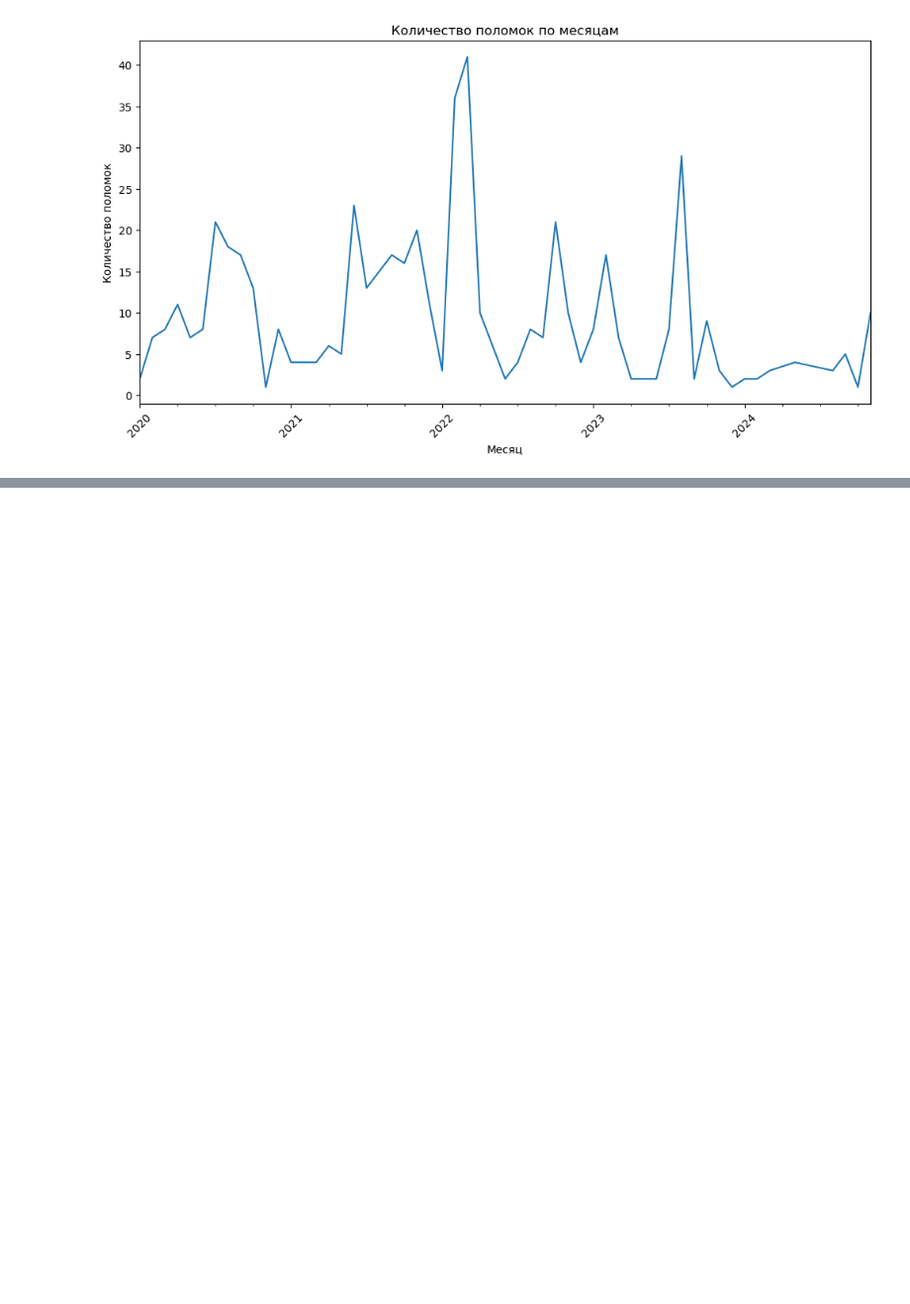
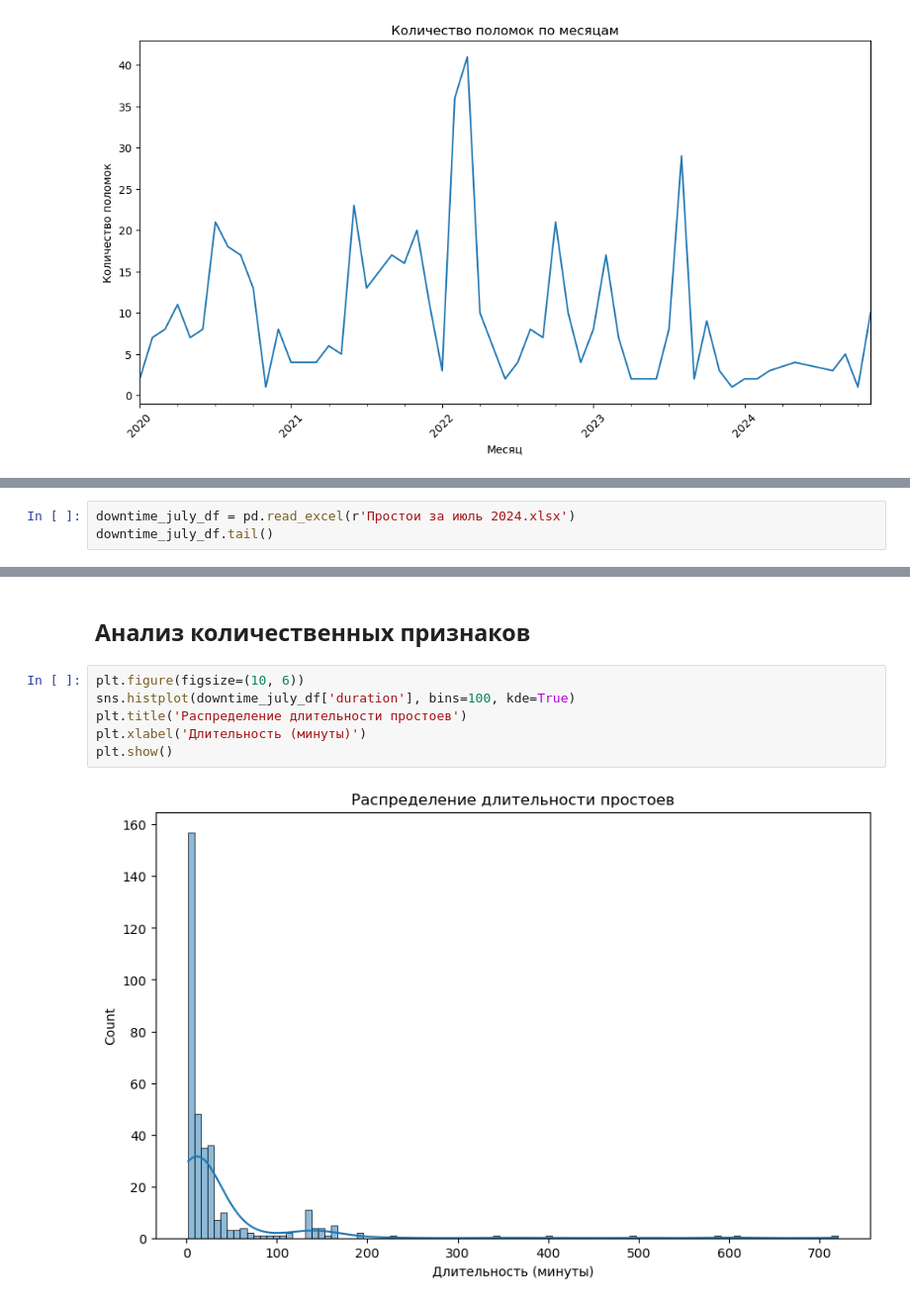
Before and after one commit to MaximIgitov/baltika_hack, a Jupyter notebook: EDA.ipynb, the cells around one changed output, grey strips where cells are left out. Shown: that part at 99% size. Cells and saved outputs as stored; diff of their text form; blank space fills up the shorter version.

```diff
--- a/EDA.ipynb
+++ b/EDA.ipynb
@@ -150,0 +271,3 @@ plt.show()
+# %%
+downtime_july_df = pd.read_excel(r'Простои за июль 2024.xlsx')
+downtime_july_df.tail()
@@ -150,0 +321,10 @@ plt.show()
+# %% [markdown]
+## Анализ количественных признаков
+# %%
+plt.figure(figsize=(10, 6))
+sns.histplot(downtime_july_df['duration'], bins=100, kde=True)
+plt.title('Распределение длительности простоев')
+plt.xlabel('Длительность (минуты)')
+plt.show()
+# %% [output]
+[figure, added]
```
Also changed, not shown: parts of 32 cells of this notebook.
